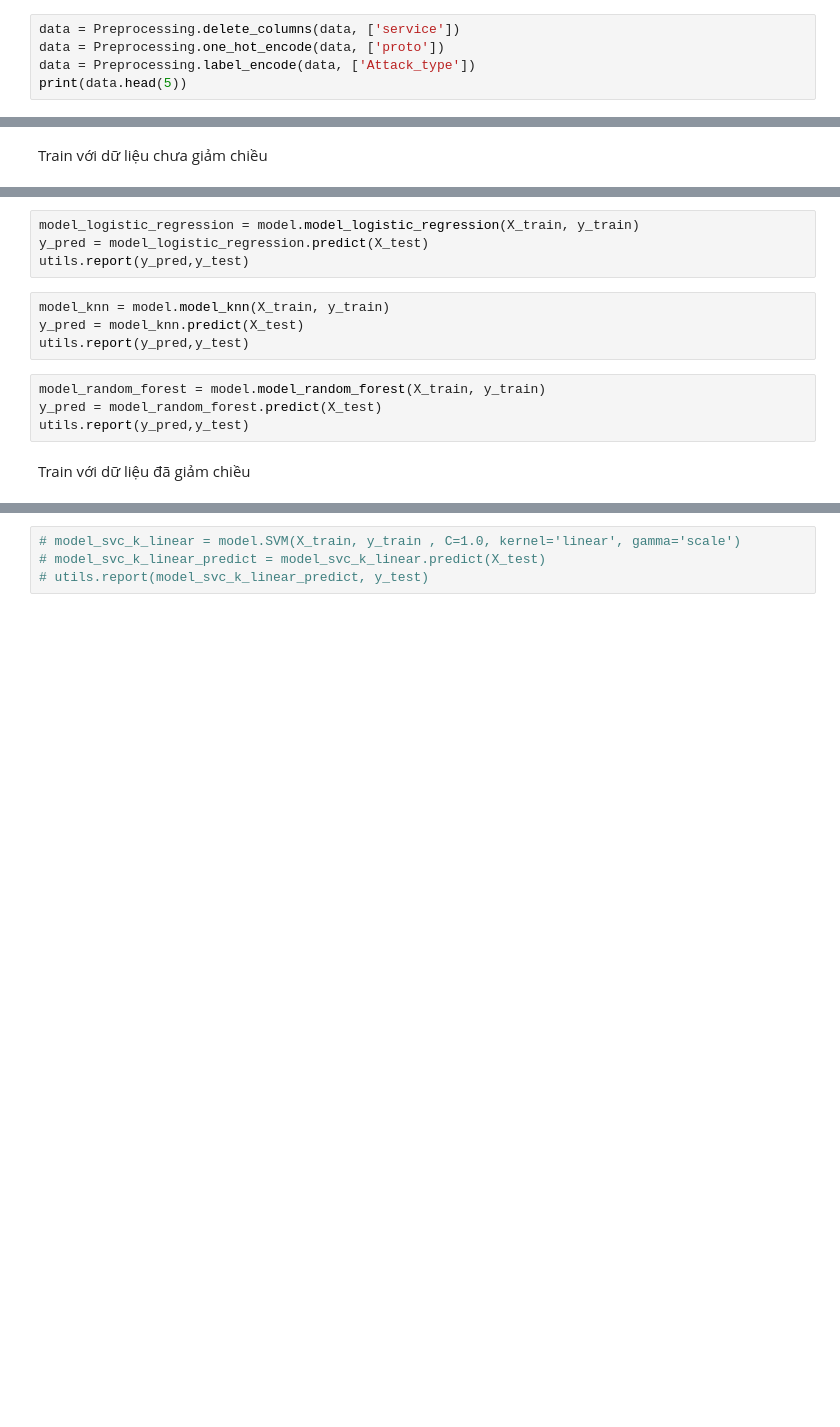
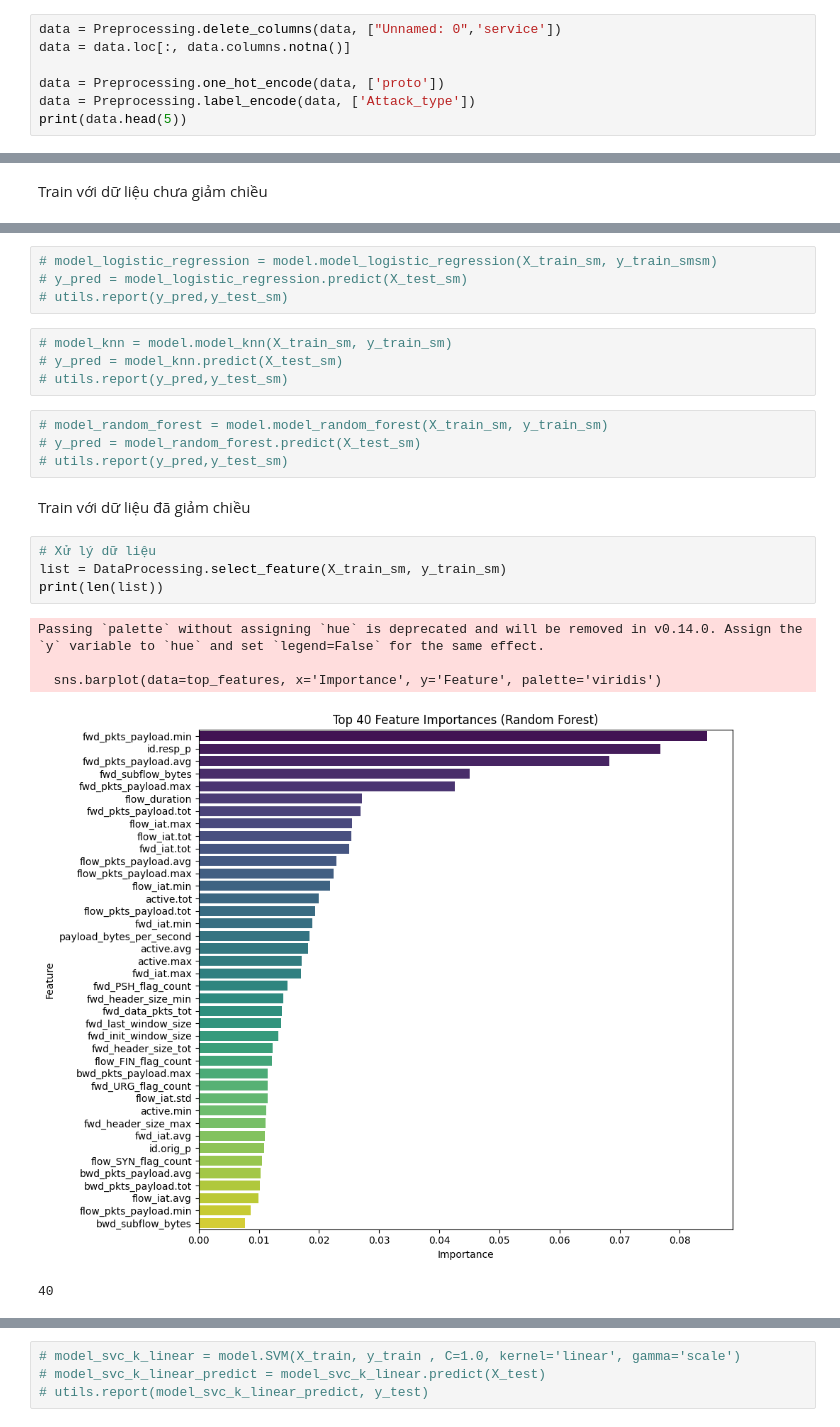
Before and after one commit to quixinh/ppnckh, a Jupyter notebook: main.ipynb, the cells around one changed output, grey strips where cells are left out. Drawn from its saved outputs; the diff is of its cells as text; blank space fills up the shorter version.

```diff
--- a/main.ipynb
+++ b/main.ipynb
@@ -15,5 +19,7 @@ Preprocessing.check_types(data,"object")
 # %%
-data = Preprocessing.delete_columns(data, ['service'])
+data = Preprocessing.delete_columns(data, ["Unnamed: 0",'service'])
+data = data.loc[:, data.columns.notna()]
+
 data = Preprocessing.one_hot_encode(data, ['proto'])
 data = Preprocessing.label_encode(data, ['Attack_type'])
 print(data.head(5))
@@ -60,14 +83,24 @@ utils.report(y_pred,y_test)
 # %%
-model_logistic_regression = model.model_logistic_regression(X_train, y_train)
-y_pred = model_logistic_regression.predict(X_test)
-utils.report(y_pred,y_test)
+# model_logistic_regression = model.model_logistic_regression(X_train_sm, y_train_smsm)
+# y_pred = model_logistic_regression.predict(X_test_sm)
+# utils.report(y_pred,y_test_sm)
 # %%
-model_knn = model.model_knn(X_train, y_train)
-y_pred = model_knn.predict(X_test)
-utils.report(y_pred,y_test)
+# model_knn = model.model_knn(X_train_sm, y_train_sm)
+# y_pred = model_knn.predict(X_test_sm)
+# utils.report(y_pred,y_test_sm)
 # %%
-model_random_forest = model.model_random_forest(X_train, y_train)
-y_pred = model_random_forest.predict(X_test)
-utils.report(y_pred,y_test)
+# model_random_forest = model.model_random_forest(X_train_sm, y_train_sm)
+# y_pred = model_random_forest.predict(X_test_sm)
+# utils.report(y_pred,y_test_sm)
 # %% [markdown]
 Train với dữ liệu đã giảm chiều
+# %%
+# Xử lý dữ liệu
+list = DataProcessing.select_feature(X_train_sm, y_train_sm)
+print(len(list))
+# %% [output]
+Passing `palette` without assigning `hue` is deprecated and will be removed in v0.14.0. Assign the `y` variable to `hue` and set `legend=False` for the same effect.
+
+  sns.barplot(data=top_features, x='Importance', y='Feature', palette='viridis')
+[figure, added]
+40
```
Also changed, not shown: parts of 17 cells of this notebook, 3 other files.
